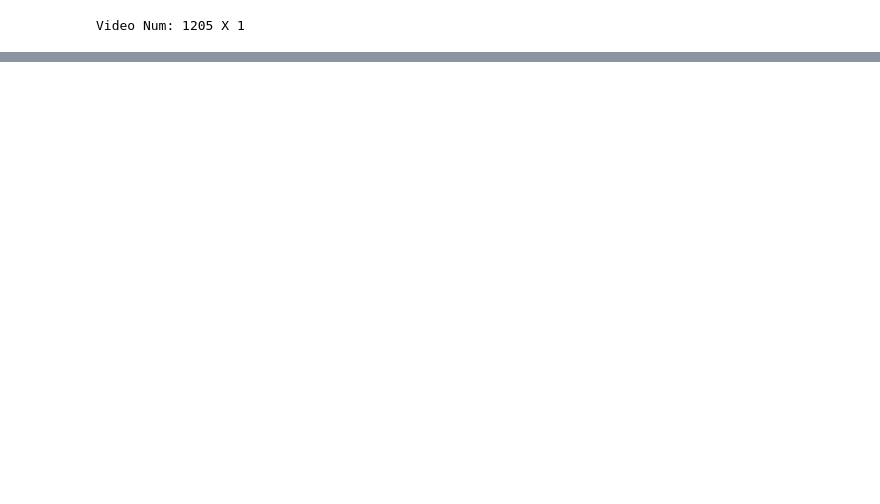
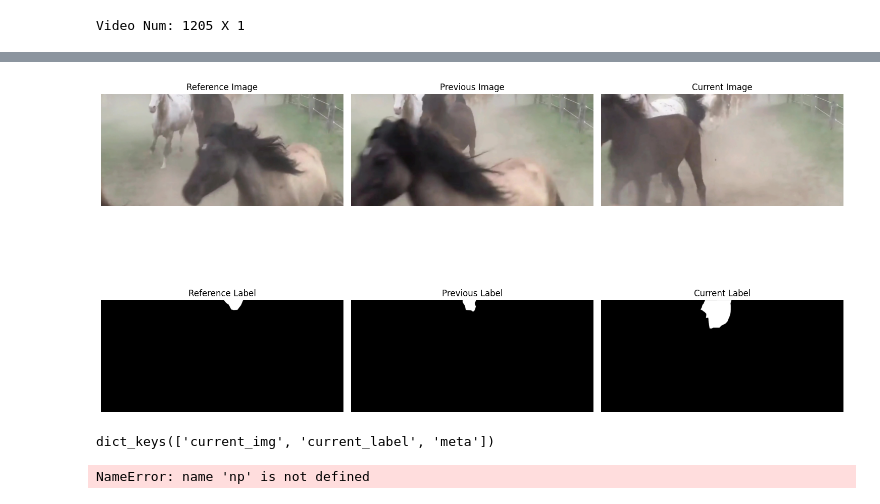
Before and after one commit to Ansever/machine-perception, a Jupyter notebook: src/machine_perception/experiments/yolo_v11.ipynb, the cells around one changed output, grey strips where cells are left out. Cells and saved outputs as stored; diff of their text form; code cells hidden in the pictures; blank space fills up the shorter version.

```diff
--- a/src/machine_perception/experiments/yolo_v11.ipynb
+++ b/src/machine_perception/experiments/yolo_v11.ipynb
@@ -34,0 +88,54 @@ array([0, 1], dtype=uint8)
+# %%
+# Load labels
+ref_label = train_sample_b['ref_label']
+prev_label = train_sample_b['prev_label']
+curr_label = train_sample_b['curr_label']
+
+# Prepare labels
+ref_label = prepare_image(ref_label)
+prev_label = prepare_image(prev_label)
+curr_label = prepare_image(curr_label)
+
+# Fix grayscale shape if needed
+def squeeze_if_needed(img):
+    if img.ndim == 3 and img.shape[2] == 1:
+        img = img.squeeze(2)
+    return img
+
+ref_label = squeeze_if_needed(ref_label)
+prev_label = squeeze_if_needed(prev_label)
+curr_label = squeeze_if_needed(curr_label[0][0])
+
+# Create 2 rows: images (top), labels (bottom)
+fig, axs = plt.subplots(2, 3, figsize=(15, 10))
+
+# Top row: images
+axs[0, 0].imshow(ref_img, cmap='gray' if ref_img.ndim == 2 else None)
+axs[0, 0].set_title("Reference Image")
+axs[0, 0].axis('off')
+
+axs[0, 1].imshow(prev_img, cmap='gray' if prev_img.ndim == 2 else None)
+axs[0, 1].set_title("Previous Image")
+axs[0, 1].axis('off')
+
+axs[0, 2].imshow(curr_img, cmap='gray' if curr_img.ndim == 2 else None)
+axs[0, 2].set_title("Current Image")
+axs[0, 2].axis('off')
+
+# Bottom row: labels
+axs[1, 0].imshow(ref_label, cmap='gray')  # or 'nipy_spectral' for classes
+axs[1, 0].set_title("Reference Label")
+axs[1, 0].axis('off')
+
+axs[1, 1].imshow(prev_label, cmap='gray')
+axs[1, 1].set_title("Previous Label")
+axs[1, 1].axis('off')
+
+axs[1, 2].imshow(curr_label, cmap='gray')
+axs[1, 2].set_title("Current Label")
+axs[1, 2].axis('off')
+
+plt.tight_layout()
+plt.show()
+# %% [output]
+[figure, added]
@@ -34,0 +149,8 @@ array([0, 1], dtype=uint8)
+# %%
+test_sample_1.keys()
+# %% [output]
+dict_keys(['current_img', 'current_label', 'meta'])
+# %%
+plt.imshow(test_sample_1["current_img"].astype(np.uint8))
+# %% [output]
+NameError: name 'np' is not defined
```
Also changed, not shown: parts of 15 cells of this notebook, 4 other files.
